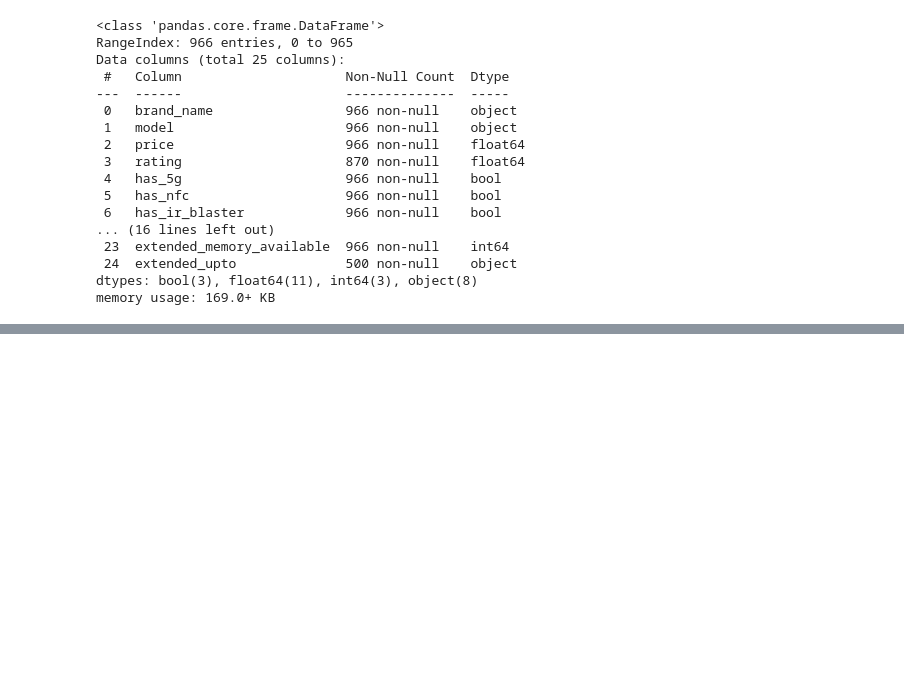
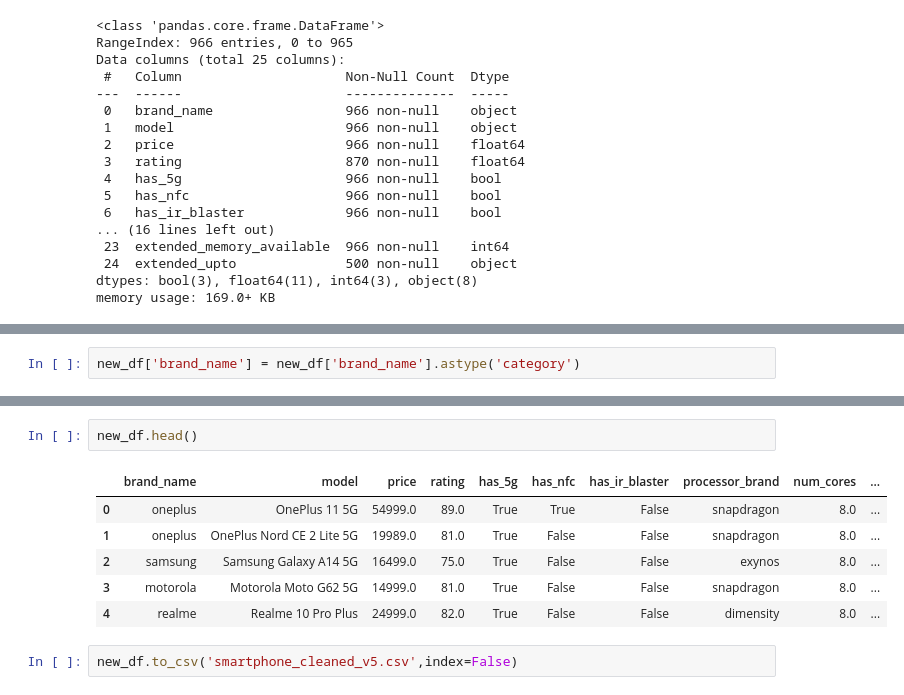
Before and after one commit to white-arrow10/smartphones, a Jupyter notebook: eda_assisted_data_cleaning.ipynb, the cells around one changed output, grey strips where cells are left out. Drawn from its saved outputs; the diff is of its cells as text; blank space fills up the shorter version.

```diff
--- a/eda_assisted_data_cleaning.ipynb
+++ b/eda_assisted_data_cleaning.ipynb
@@ -694,0 +841,2 @@ memory usage: 169.0+ KB
+# %%
+new_df['brand_name'] = new_df['brand_name'].astype('category')
@@ -694,0 +847,11 @@ memory usage: 169.0+ KB
+# %%
+new_df.head()
+# %% [output]
+|  | brand_name | model | price | rating | has_5g | has_nfc | has_ir_blaster | processor_brand | num_cores | ... |
+| 0 | oneplus | OnePlus 11 5G | 54999.0 | 89.0 | True | True | False | snapdragon | 8.0 | ... |
+| 1 | oneplus | OnePlus Nord CE 2 Lite 5G | 19989.0 | 81.0 | True | False | False | snapdragon | 8.0 | ... |
+| 2 | samsung | Samsung Galaxy A14 5G | 16499.0 | 75.0 | True | False | False | exynos | 8.0 | ... |
+| 3 | motorola | Motorola Moto G62 5G | 14999.0 | 81.0 | True | False | False | snapdragon | 8.0 | ... |
+| 4 | realme | Realme 10 Pro Plus | 24999.0 | 82.0 | True | False | False | dimensity | 8.0 | ... |
+# %%
+new_df.to_csv('smartphone_cleaned_v5.csv',index=False)
```
Also changed, not shown: parts of 19 cells of this notebook.
